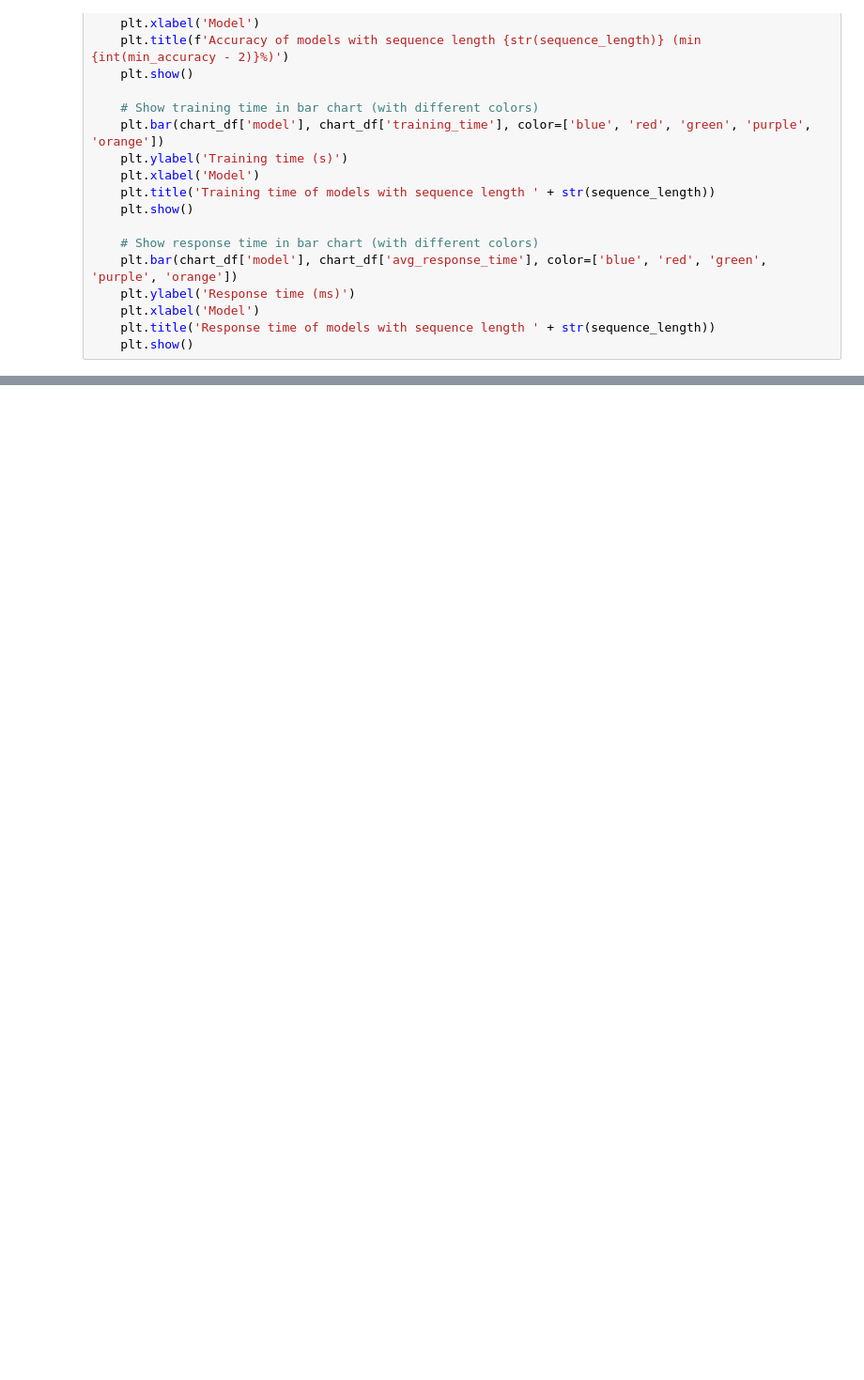
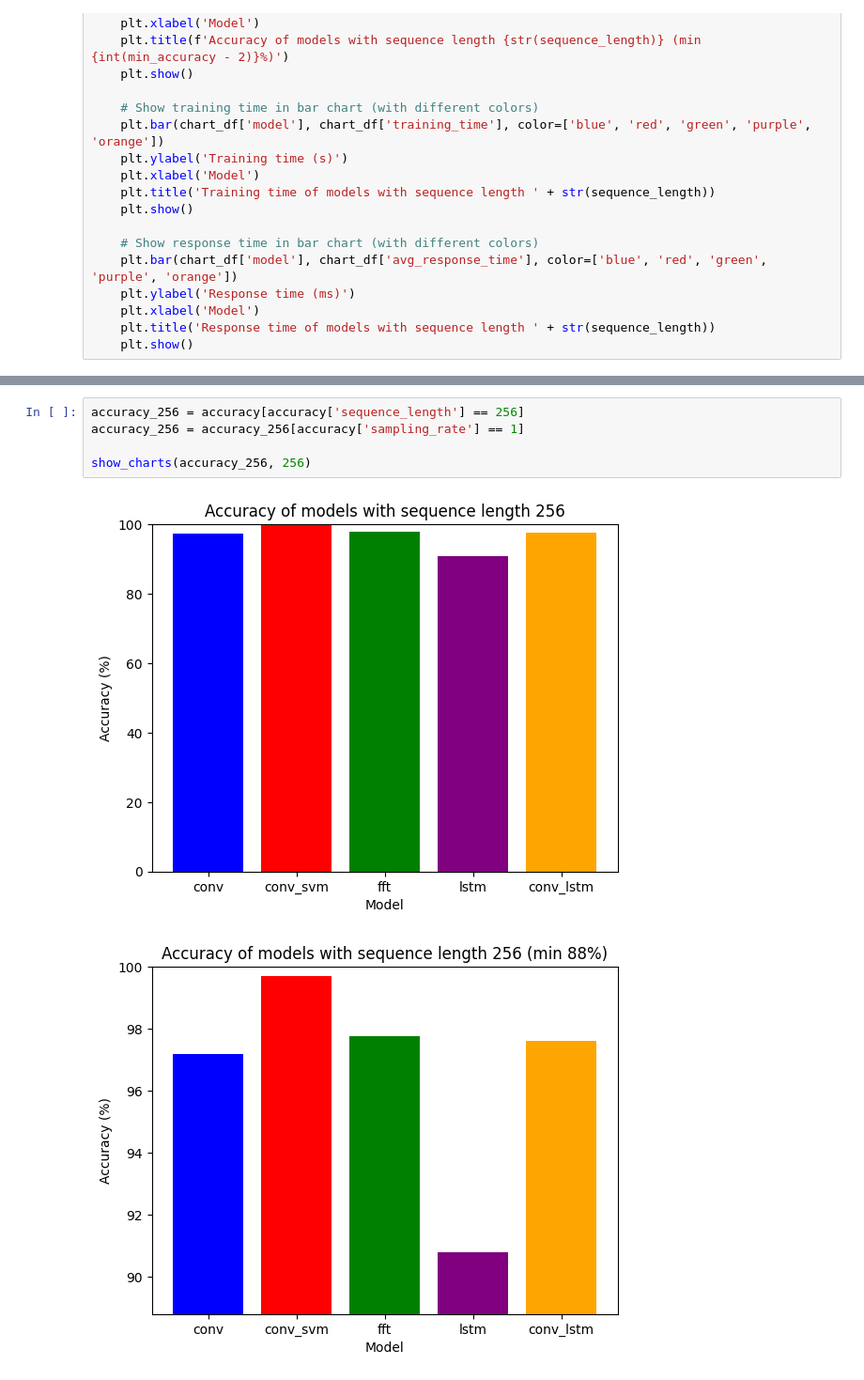
Before and after one commit to thebetar/SpectrumSensing, a Jupyter notebook: src/results.ipynb, the cells around one changed output, grey strips where cells are left out. Shown at 94% size. Saved outputs shown, nothing was run; the diff lists cells and outputs as text; blank space fills up the shorter version.

```diff
--- a/src/results.ipynb
+++ b/src/results.ipynb
@@ -81,0 +40,8 @@ show_charts(accuracy_256_4, 256)
+# %%
+accuracy_256 = accuracy[accuracy['sequence_length'] == 256]
+accuracy_256 = accuracy_256[accuracy['sampling_rate'] == 1]
+
+show_charts(accuracy_256, 256)
+# %% [output]
+[figure, added]
+[figure, added]
```
Also changed, not shown: parts of 12 cells of this notebook, 41 other files.
